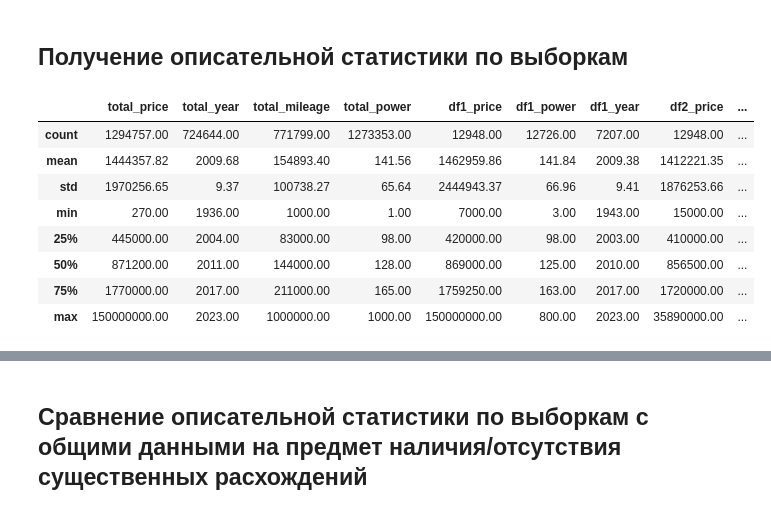
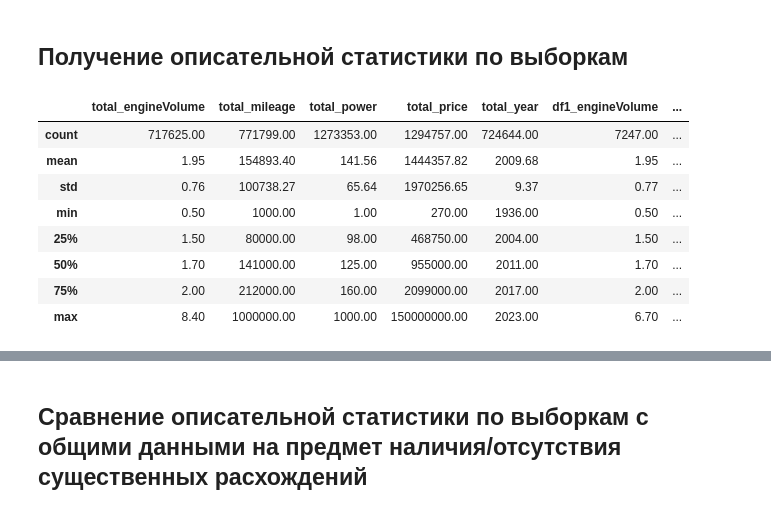
Before and after one commit to barmaley350/analytics, a Jupyter notebook: services/jupyter/notebooks/cars2_cc.ipynb, the cells around one changed output, grey strips where cells are left out. Cells and saved outputs as stored; diff of their text form; code cells hidden in the pictures.

```diff
--- a/services/jupyter/notebooks/cars2_cc.ipynb
+++ b/services/jupyter/notebooks/cars2_cc.ipynb
@@ -44,7 +43,7 @@ local_host_name = "home-NMH-WDX9"
 docker_host_name = "service.db_clickhouse"
 
 db = "cars"
-table = "car_sales"
+table = "cars_sales"
 
 sample_percent = 0.01
 sample_count = 3
@@ -180,5 +253,18 @@ time: 134 ms (started: 2026-05-30 08:03:24 +03:00)
 # %%
-fields = ["price", "year", "mileage", "power"]
+sql = f"""SELECT name
+FROM system.columns
+WHERE database = '{db}'
+  AND table = '{table}'
+  AND (
+    type LIKE '%Int%' OR
+    type LIKE '%UInt%' OR
+    type LIKE '%Float%' OR
+    type LIKE '%Decimal%'
+  )
+ORDER BY name;"""  # noqa: S608
+result = client.query_df(sql)
+columns_numeric = result["name"].to_list()
+
 agg_funcs = {
     "count": "count",
     "mean": "avg",
@@ -190,13 +276,13 @@ agg_funcs = {
     "max": "max",
 }
 totals = {}
-for field in fields:
-    totals[f"total_{field}"] = {}
+for column in columns_numeric:
+    totals[f"total_{column}"] = {}
     for key, func in agg_funcs.items():
-        sql = f"""SELECT {func}({field}) FROM {db}.{table};"""  # noqa: S608
+        sql = f"""SELECT {func}({column}) FROM {db}.{table};"""  # noqa: S608
         result = client.query(sql)
-        totals[f"total_{field}"].setdefault(key, 0)
-        totals[f"total_{field}"][key] = result.result_rows[0][0]
+        totals[f"total_{column}"].setdefault(key, 0)
+        totals[f"total_{column}"][key] = result.result_rows[0][0]
 totals_df = pd.DataFrame(totals)
 with pd.option_context(
     "display.float_format",
@@ -264,30 +353,30 @@ time: 17.3 ms (started: 2026-05-30 08:03:27 +03:00)
 # %% [markdown]
 ## Получение описательной статистики по выборкам
 # %%
-fields = ["price", "power", "year"]
+fields = columns_numeric  # ["price", "power", "year"]
 descs = []
 descs.append(totals_df)
 for i in range(sample_count):
     desc = dfs[i][fields].describe()
     desc.columns = [f"df{i + 1}_{col}" for col in desc.columns]
     descs.append(desc)
 
 combined_desc = pd.concat(descs, axis=1)
 
 with pd.option_context(
     "display.float_format",
     "{:.2f}".format,
     "display.expand_frame_repr",
     False,
 ):
     display(combined_desc)
 # %% [output]
-|  | total_price | total_year | total_mileage | total_power | df1_price | df1_power | df1_year | df2_price | ... |
-| count | 1294757.00 | 724644.00 | 771799.00 | 1273353.00 | 12948.00 | 12726.00 | 7207.00 | 12948.00 | ... |
-| mean | 1444357.82 | 2009.68 | 154893.40 | 141.56 | 1462959.86 | 141.84 | 2009.38 | 1412221.35 | ... |
-| std | 1970256.65 | 9.37 | 100738.27 | 65.64 | 2444943.37 | 66.96 | 9.41 | 1876253.66 | ... |
-| min | 270.00 | 1936.00 | 1000.00 | 1.00 | 7000.00 | 3.00 | 1943.00 | 15000.00 | ... |
-| 25% | 445000.00 | 2004.00 | 83000.00 | 98.00 | 420000.00 | 98.00 | 2003.00 | 410000.00 | ... |
-| 50% | 871200.00 | 2011.00 | 144000.00 | 128.00 | 869000.00 | 125.00 | 2010.00 | 856500.00 | ... |
-| 75% | 1770000.00 | 2017.00 | 211000.00 | 165.00 | 1759250.00 | 163.00 | 2017.00 | 1720000.00 | ... |
-| max | 150000000.00 | 2023.00 | 1000000.00 | 1000.00 | 150000000.00 | 800.00 | 2023.00 | 35890000.00 | ... |
+|  | total_engineVolume | total_mileage | total_power | total_price | total_year | df1_engineVolume | ... |
+| count | 717625.00 | 771799.00 | 1273353.00 | 1294757.00 | 724644.00 | 7247.00 | ... |
+| mean | 1.95 | 154893.40 | 141.56 | 1444357.82 | 2009.68 | 1.95 | ... |
+| std | 0.76 | 100738.27 | 65.64 | 1970256.65 | 9.37 | 0.77 | ... |
+| min | 0.50 | 1000.00 | 1.00 | 270.00 | 1936.00 | 0.50 | ... |
+| 25% | 1.50 | 80000.00 | 98.00 | 468750.00 | 2004.00 | 1.50 | ... |
+| 50% | 1.70 | 141000.00 | 125.00 | 955000.00 | 2011.00 | 1.70 | ... |
+| 75% | 2.00 | 212000.00 | 160.00 | 2099000.00 | 2017.00 | 2.00 | ... |
+| max | 8.40 | 1000000.00 | 1000.00 | 150000000.00 | 2023.00 | 6.70 | ... |
```
Also changed, not shown: parts of 23 cells of this notebook, 4 other files.
